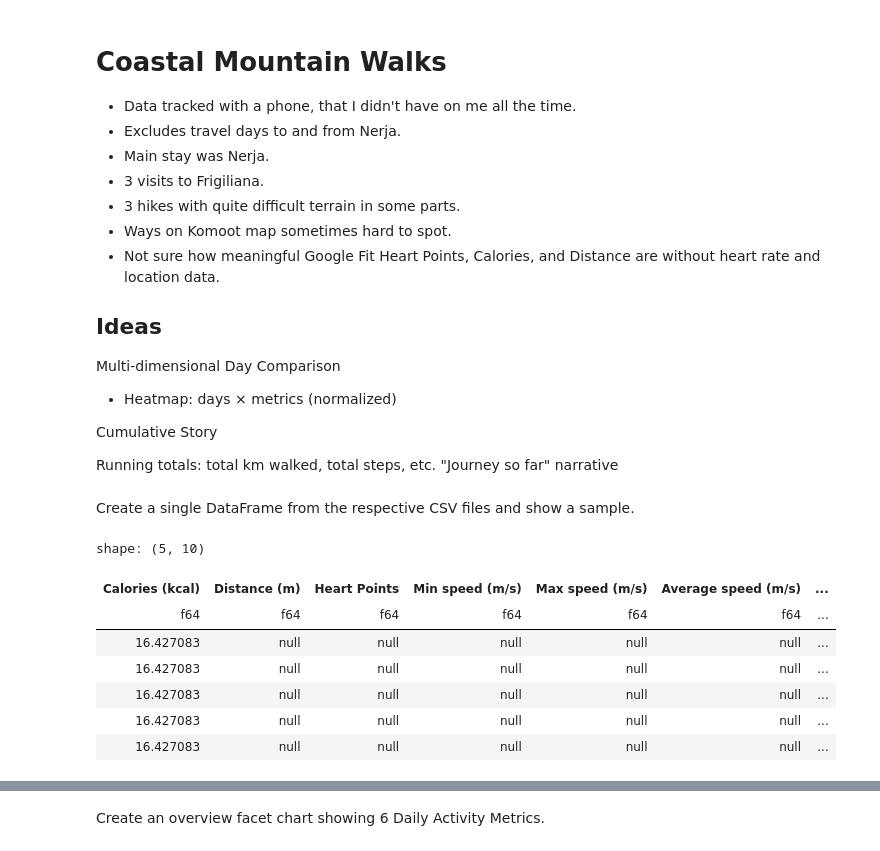
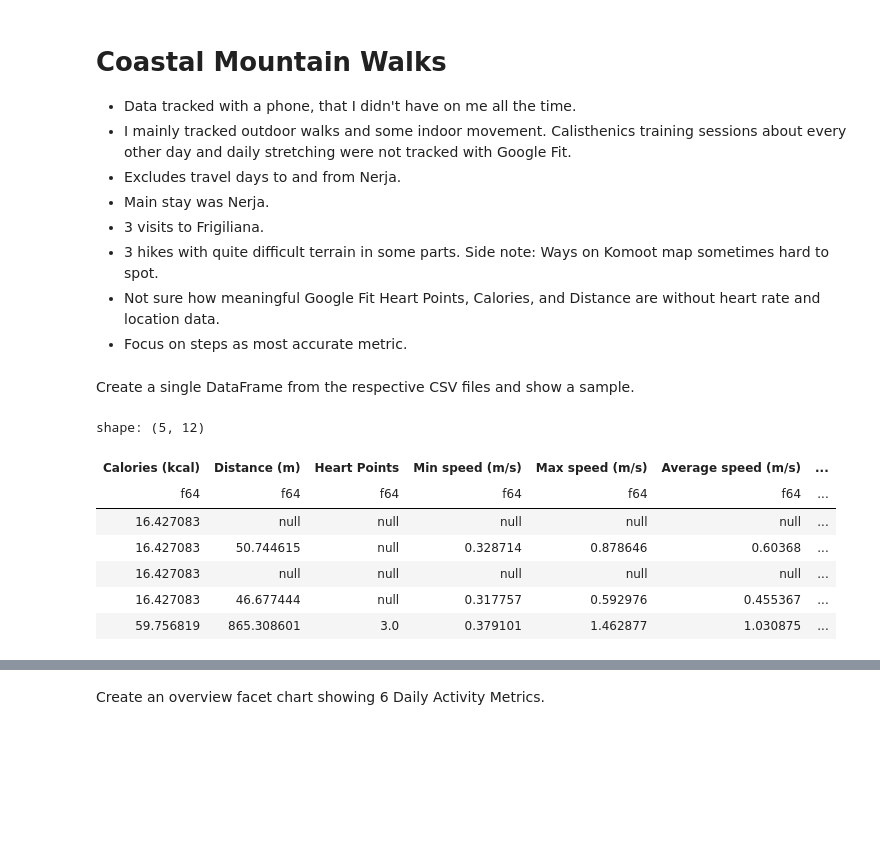
Before and after one commit to exploringdata/website, a Jupyter notebook: notebooks/coastal-mountain-walks.ipynb, the cells around one changed output, grey strips where cells are left out. Cells and saved outputs as stored; diff of their text form; code cells hidden in the pictures; blank space fills up the shorter version.

```diff
--- a/notebooks/coastal-mountain-walks.ipynb
+++ b/notebooks/coastal-mountain-walks.ipynb
@@ -2,23 +2,13 @@
 # Coastal Mountain Walks
 
 * Data tracked with a phone, that I didn't have on me all the time.
+* I mainly tracked outdoor walks and some indoor movement. Calisthenics training sessions about every other day and daily stretching were not tracked with Google Fit.
 * Excludes travel days to and from Nerja.
 * Main stay was Nerja.
 * 3 visits to Frigiliana.
-* 3 hikes with quite difficult terrain in some parts.
-* Ways on Komoot map sometimes hard to spot.
+* 3 hikes with quite difficult terrain in some parts. Side note: Ways on Komoot map sometimes hard to spot.
 * Not sure how meaningful Google Fit Heart Points, Calories, and Distance are without heart rate and location data.
-
-## Ideas
-
-Multi-dimensional Day Comparison
-
-* Heatmap: days × metrics (normalized)
-
-Cumulative Story
-
-Running totals: total km walked, total steps, etc.
-"Journey so far" narrative
+* Focus on steps as most accurate metric.
 # %%
 import altair as alt
 import numpy as np
@@ -57,28 +47,32 @@ Create a single DataFrame from the respective CSV files and show a sample.
 # %%
 day_range = range(3, 16)
 month = 1
 year = 2026
 all_data = []
 
 for day in day_range:
     s_date = f'{year}-{month:02d}-{day:02d}'
     data = pl.read_csv(f'~/data/0_review/Google-Fit/Daily activity metrics/{s_date}.csv')
     subset = data.select(pl.col(columns)).with_columns(
         pl.col('Move Minutes count').alias('Move Minutes'),
         pl.col('Step count').alias('Steps'),
         dt_convert(pl.lit(s_date) + ' ' + pl.col('Start time')).alias('Start'),
         dt_convert(pl.lit(s_date) + ' ' + pl.col('End time')).alias('End'),
     ).drop(['Start time', 'End time', 'Step count', 'Move Minutes count'])
     all_data.append(subset)
 
-df = pl.concat(all_data)
+df = pl.concat(all_data).with_columns(
+    pl.col('Start').dt.day().alias('Day'),
+    pl.col('Start').dt.hour().alias('Hour')
+)
+
 df.sample(5)
 # %% [output]
-shape: (5, 10)
+shape: (5, 12)
 | Calories (kcal) | Distance (m) | Heart Points | Min speed (m/s) | Max speed (m/s) | Average speed (m/s) | ... |
 | f64 | f64 | f64 | f64 | f64 | f64 | ... |
 | 16.427083 | null | null | null | null | null | ... |
+| 16.427083 | 50.744615 | null | 0.328714 | 0.878646 | 0.60368 | ... |
 | 16.427083 | null | null | null | null | null | ... |
-| 16.427083 | null | null | null | null | null | ... |
-| 16.427083 | null | null | null | null | null | ... |
-| 16.427083 | null | null | null | null | null | ... |
+| 16.427083 | 46.677444 | null | 0.317757 | 0.592976 | 0.455367 | ... |
+| 59.756819 | 865.308601 | 3.0 | 0.379101 | 1.462877 | 1.030875 | ... |
```
Also changed, not shown: parts of 9 cells of this notebook.
